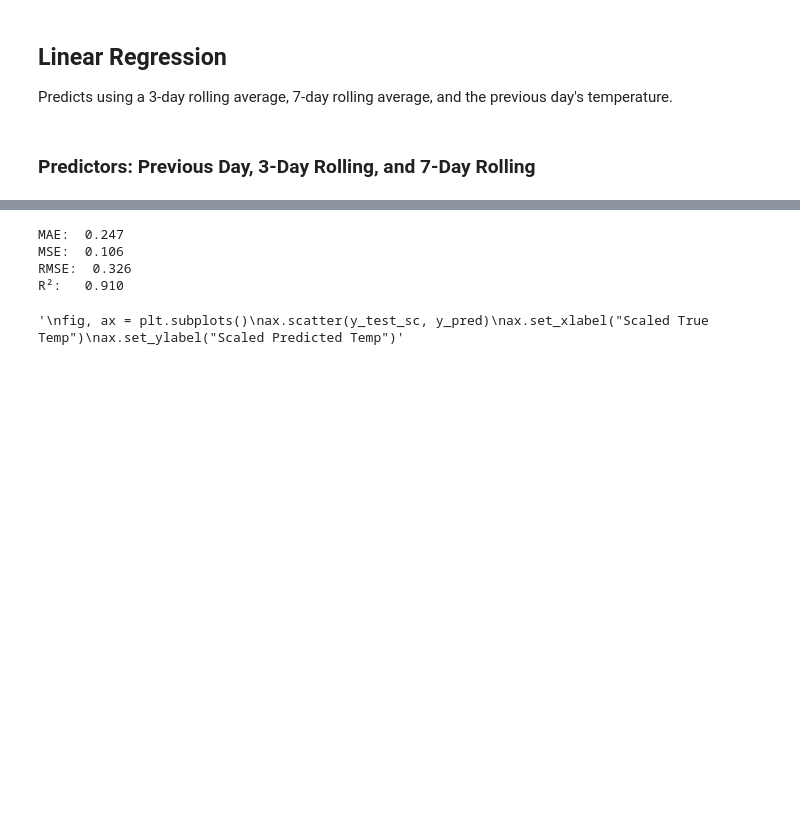
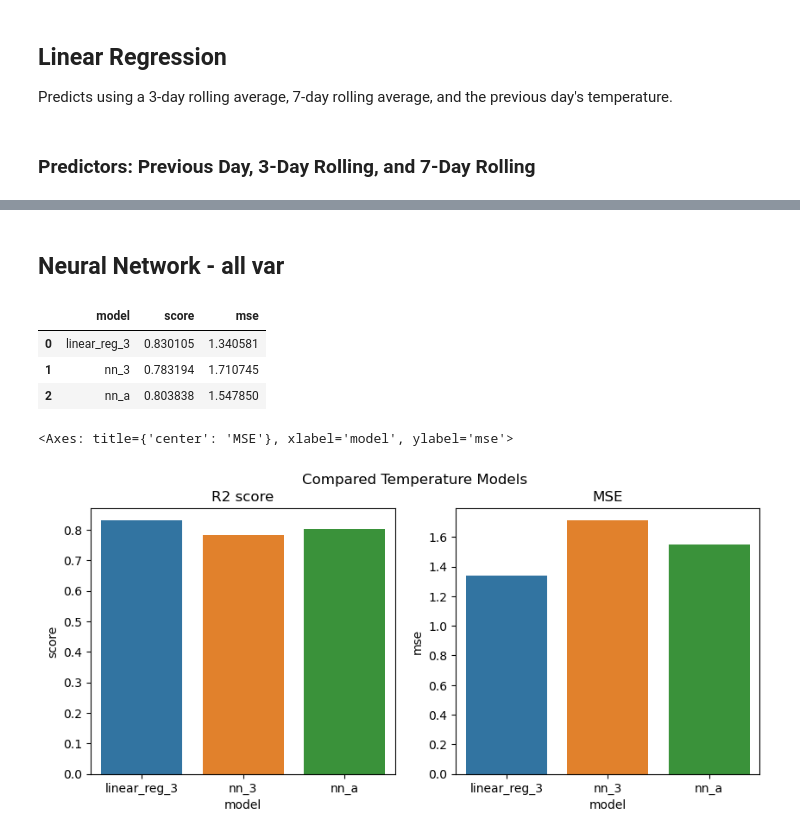
Before and after one commit to abrowerUCI/weather-prediction, a Jupyter notebook: workbook.ipynb, the cells around one changed output, grey strips where cells are left out. Saved outputs shown, nothing was run; the diff lists cells and outputs as text; code cells hidden in the pictures; blank space fills up the shorter version.

```diff
--- a/workbook.ipynb
+++ b/workbook.ipynb
@@ -101,4 +107,7 @@ y_train_sc = y_scaler.transform(y_train_clean)
 y_test_sc = y_scaler.transform(y_test.reshape(-1, 1))
+# %%
+# Set up metrics
+reg_metrics = pd.DataFrame(columns=["model", "score", "mse"])
 # %% [markdown]
 ## Linear Regression
 Predicts using a 3-day rolling average, 7-day rolling average, and the previous day's temperature.
@@ -142,24 +136,54 @@ MLPRegressor(hidden_layer_sizes=(1000,))
-# %%
-y_pred = reg.predict(X_test_sc)
-
-mae = mean_absolute_error(y_test_sc, y_pred)
-mse = mean_squared_error(y_test_sc, y_pred)
-rmse = np.sqrt(mean_squared_error(y_test_sc, y_pred))
-r2 = r2_score(y_test_sc, y_pred)
-
-print(f"MAE:  {mae:.3f}")
-print(f"MSE:  {mse:.3f}")
-print(f"RMSE:  {rmse:.3f}")
-print(f"R²:   {r2:.3f}")
-'''
-fig, ax = plt.subplots()
-ax.scatter(y_test_sc, y_pred)
-ax.set_xlabel("Scaled True Temp")
-ax.set_ylabel("Scaled Predicted Temp")'''
-# %% [output]
-MAE:  0.247
-MSE:  0.106
-RMSE:  0.326
-R²:   0.910
-'\nfig, ax = plt.subplots()\nax.scatter(y_test_sc, y_pred)\nax.set_xlabel("Scaled True Temp")\nax.set_ylabel("Scaled Predicted Temp")'
+# %% [markdown]
+## Neural Network - all var
+# %%
+X = ds_uci.to_dataframe()[["t2m", "rolling_3", "rolling_7", "v10", "u10", "msl", "tp"]]
+y = ds_uci["target_t2m"].values
+
+X_train, X_split, y_train, y_split = train_test_split(X, y, random_state=210, shuffle=False, test_size=0.2)
+X_val, X_test, y_val, y_test = train_test_split(X_split, y_split, random_state=210, shuffle=False, test_size=0.5)
+
+# Data rescaling
+
+X_scaler = StandardScaler().fit(X_train)
+
+X_train_sc = X_scaler.transform(X_train)
+X_val_sc = X_scaler.transform(X_val)
+X_test_sc = X_scaler.transform(X_test)
+
+y_scaler = StandardScaler()
+y_train_clean = y_train.reshape(-1, 1)
+
+y_scaler.fit(y_train_clean)
+y_train_sc = y_scaler.transform(y_train_clean)
+y_val_sc = y_scaler.transform(y_val.reshape(-1, 1))
+y_test_sc = y_scaler.transform(y_test.reshape(-1, 1))
+# %%
+reg = MLPRegressor(
+    random_state=222,
+    )
+reg.fit(X_train_sc, y_train_sc.ravel())
+
+y_pred = reg.predict(X_val_sc)
+
+y_pred = y_scaler.inverse_transform(y_pred.reshape(-1, 1))
+
+reg_metrics.loc[len(reg_metrics)] = {'model': 'nn_a', 'score': reg.score(X_val_sc, y_val_sc), 'mse': mean_squared_error(y_val, y_pred)}
+# %%
+reg_metrics
+# %% [output]
+|  | model | score | mse |
+| 0 | linear_reg_3 | 0.830105 | 1.340581 |
+| 1 | nn_3 | 0.783194 | 1.710745 |
+| 2 | nn_a | 0.803838 | 1.547850 |
+# %%
+fig, ax = plt.subplots(nrows=1, ncols=2, figsize=(10,4))
+
+fig.suptitle("Compared Temperature Models")
+ax[0].set_title("R2 score")
+ax[1].set_title("MSE")
+sns.barplot(data=reg_metrics, x="model", y="score", hue="model", ax=ax[0])
+sns.barplot(data=reg_metrics, x="model", y="mse", hue="model", ax=ax[1])
+# %% [output]
+<Axes: title={'center': 'MSE'}, xlabel='model', ylabel='mse'>
+[figure, added]
 # %% [markdown]
```
Also changed, not shown: parts of 26 cells of this notebook.
